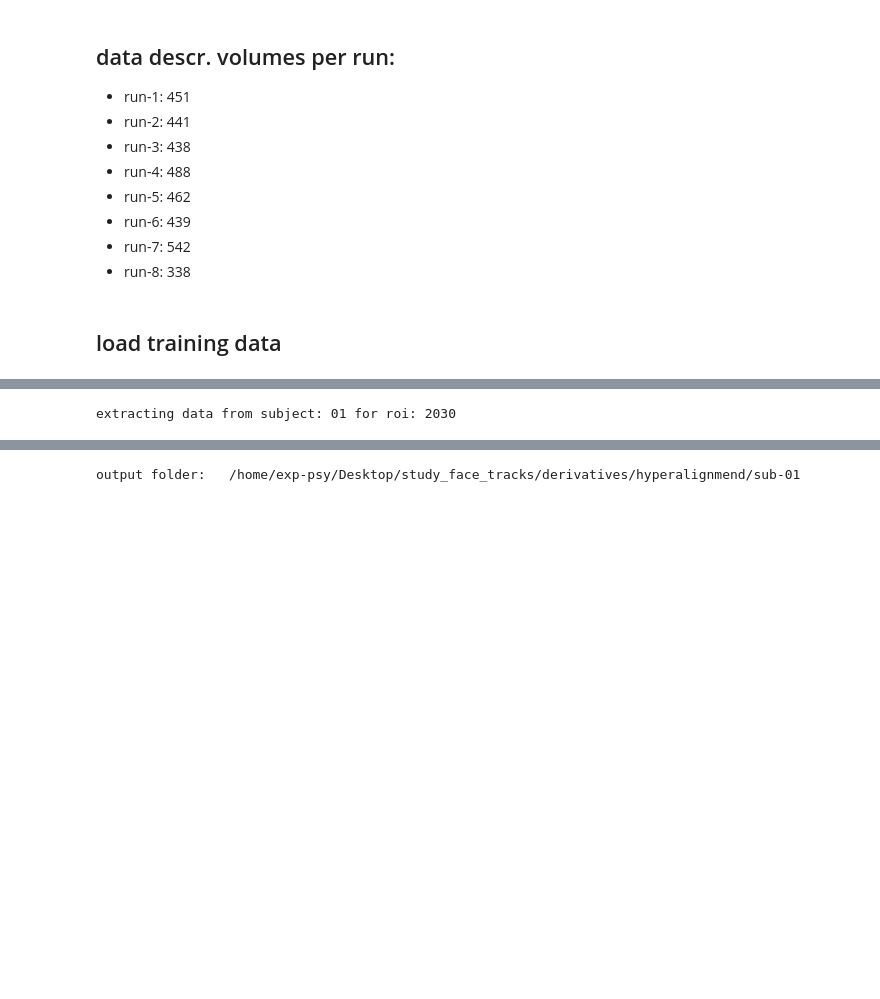
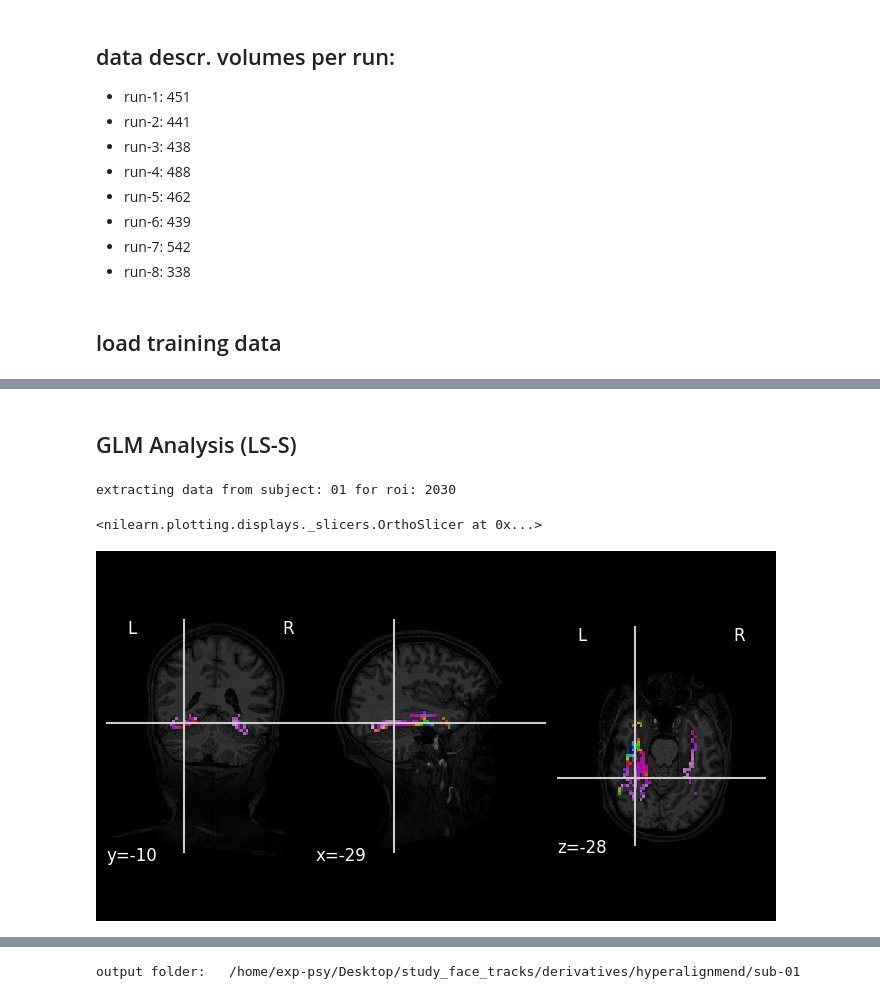
Before and after one commit to nimarek/study-face-tracks, a Jupyter notebook: code/func_alignment.ipynb, the cells around one changed output, grey strips where cells are left out. Saved outputs shown, nothing was run; the diff lists cells and outputs as text; code cells hidden in the pictures; blank space fills up the shorter version.

Commit message:
fixed mask roi bug

```diff
--- a/code/func_alignment.ipynb
+++ b/code/func_alignment.ipynb
@@ -85,11 +103,21 @@ for sub in sub_list:
         f"sub-{sub}_ses-movie_task-movie_run-{train_run}_space-T1w_desc-aparcaseg_dseg.nii.gz"
     )
     print(f"extracting data from subject: {sub} for roi: {roi}")
+    affine = nib.load(aparc_fpath).affine
+    aparc_data = nib.load(aparc_fpath).get_fdata()
 
-    # load mask
-    mask_data = Brain_Data(aparc_fpath)
-    mask_rois = expand_mask(mask_data)
-    roi_mask = mask_rois[roi]
+    # create mask
+    matches = lut_df[lut_df['name'] == 'ctx-lh-fusiform']
+    left_index = matches['index'].values[0]
+    matches = lut_df[lut_df['name'] == 'ctx-rh-fusiform']
+    right_index = matches['index'].values[0]
+
+    fusiform_mask = np.zeros_like(aparc_data, dtype=bool)
+    fusiform_mask[aparc_data == float(left_index)] = True
+    fusiform_mask[aparc_data == float(right_index)] = True
+
+    # turn into nifti
+    roi_mask = nib.nifti1.Nifti1Image(fusiform_mask*1.0, affine=affine)
 
     func_f = os.path.join(
         "/home",
@@ -103,7 +131,7 @@ for sub in sub_list:
         "func",
         f"sub-{sub}_ses-movie_task-movie_run-{target_run}_space-T1w_desc-preproc_bold.nii.gz"
         )
-    data = Brain_Data(slicer(func_f, train_volumes))
-    all_data.append(data.apply_mask(roi_mask))
+    data = Brain_Data(slicer(func_f, train_volumes), mask=roi_mask)
+    all_data.append(data)
 # %% [output]
 extracting data from subject: 01 for roi: 2030
@@ -126,3 +157,5 @@ hyperalign = align(all_data, method="procrustes")
+# %% [markdown]
+## GLM Analysis (LS-S)
 # %%
 sub = "01"
 # %%
@@ -153,13 +186,29 @@ aparc_fpath = os.path.join(
 )
 print(f"extracting data from subject: {sub} for roi: {roi}")
 
-# load mask
-mask_data = Brain_Data(aparc_fpath)
-mask_rois = expand_mask(mask_data)
-roi_mask = mask_rois[roi]
+affine = nib.load(aparc_fpath).affine
+aparc_data = nib.load(aparc_fpath).get_fdata()
+
+# create mask
+matches = lut_df[lut_df['name'] == 'ctx-lh-fusiform']
+left_index = matches['index'].values[0]
+matches = lut_df[lut_df['name'] == 'ctx-rh-fusiform']
+right_index = matches['index'].values[0]
+
+fusiform_mask = np.zeros_like(aparc_data, dtype=bool)
+fusiform_mask[aparc_data == float(left_index)] = True
+fusiform_mask[aparc_data == float(right_index)] = True
+
+# turn into nifti
+roi_mask = nib.nifti1.Nifti1Image(fusiform_mask*1.0, affine=affine)
 # %% [output]
 extracting data from subject: 01 for roi: 2030
 # %%
-align_data = Brain_Data(func_f, mask=roi_mask.to_nifti())
+align_data = Brain_Data(func_f, mask=roi_mask)
+# %%
+plot_roi(align_data.mean().to_nifti(), bg_img="/home/exp-psy/Desktop/study_face_tracks/derivatives/fmriprep_native/sub-01/ses-movie/anat/sub-01_ses-movie_desc-preproc_T1w.nii.gz")
+# %% [output]
+<nilearn.plotting.displays._slicers.OrthoSlicer at 0x...>
+[figure, added]
 # %%
 aligned_sub_hyperalignment = align_data.align(hyperalign["common_model"], method="procrustes")
```
Also changed, not shown: parts of 17 cells of this notebook.
